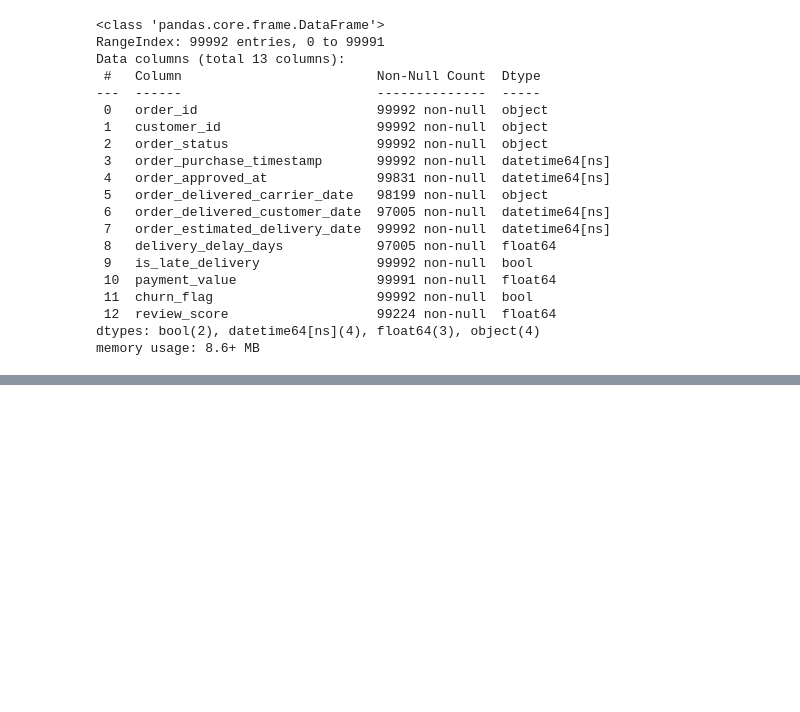
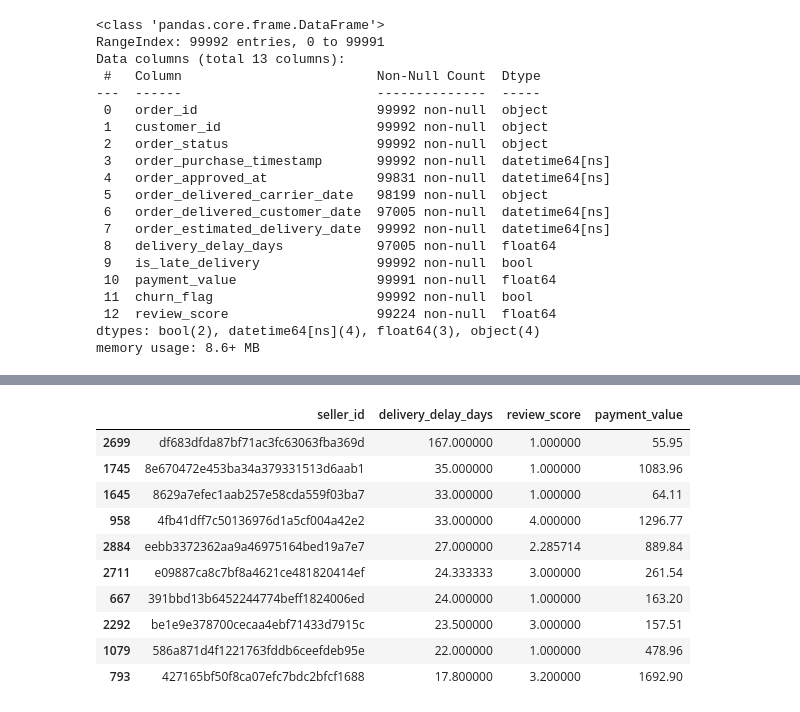
Before and after one commit to SanjithAsh1/Silent-revenue-leak-intelligence, a Jupyter notebook: EDA_python.ipynb, the cells around one changed output, grey strips where cells are left out. Cells and saved outputs as stored; diff of their text form; code cells hidden in the pictures; blank space fills up the shorter version.

```diff
--- a/EDA_python.ipynb
+++ b/EDA_python.ipynb
@@ -291,0 +294,6 @@ memory usage: 8.6+ MB
+# %%
+orders['revenue_at_risk'] = (
+    (orders['is_late_delivery']) |
+    (orders['review_score'] <= 2) |
+    (orders['churn_flag'])
+)
@@ -291,0 +350,7 @@ memory usage: 8.6+ MB
+# %%
+orders_sellers = orders.merge(
+    order_items[['order_id', 'seller_id']],
+    on='order_id',
+    how='left'
+)
+# we are merging to to score the sellers based on the deliveriers
@@ -291,0 +364,17 @@ memory usage: 8.6+ MB
+# %%
+seller_risk.sort_values(
+    ['delivery_delay_days', 'review_score'],
+    ascending=[False, True]
+).head(10)
+# %% [output]
+|  | seller_id | delivery_delay_days | review_score | payment_value |
+| 2699 | df683dfda87bf71ac3fc63063fba369d | 167.000000 | 1.000000 | 55.95 |
+| 1745 | 8e670472e453ba34a379331513d6aab1 | 35.000000 | 1.000000 | 1083.96 |
+| 1645 | 8629a7efec1aab257e58cda559f03ba7 | 33.000000 | 1.000000 | 64.11 |
+| 958 | 4fb41dff7c50136976d1a5cf004a42e2 | 33.000000 | 4.000000 | 1296.77 |
+| 2884 | eebb3372362aa9a46975164bed19a7e7 | 27.000000 | 2.285714 | 889.84 |
+| 2711 | e09887ca8c7bf8a4621ce481820414ef | 24.333333 | 3.000000 | 261.54 |
+| 667 | 391bbd13b6452244774beff1824006ed | 24.000000 | 1.000000 | 163.20 |
+| 2292 | be1e9e378700cecaa4ebf71433d7915c | 23.500000 | 3.000000 | 157.51 |
+| 1079 | 586a871d4f1221763fddb6ceefdeb95e | 22.000000 | 1.000000 | 478.96 |
+| 793 | 427165bf50f8ca07efc7bdc2bfcf1688 | 17.800000 | 3.200000 | 1692.90 |
```
Also changed, not shown: parts of 27 cells of this notebook.
